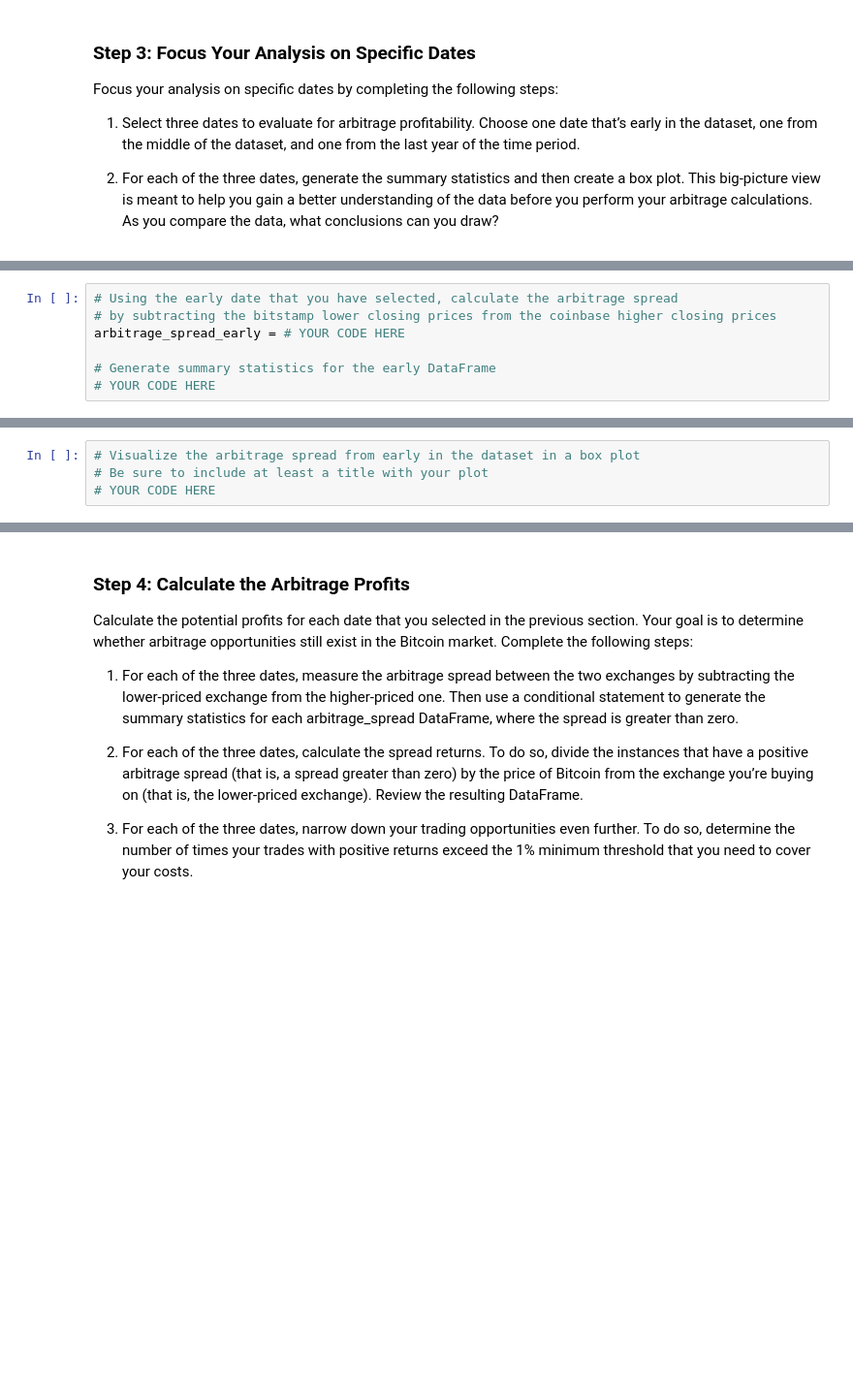
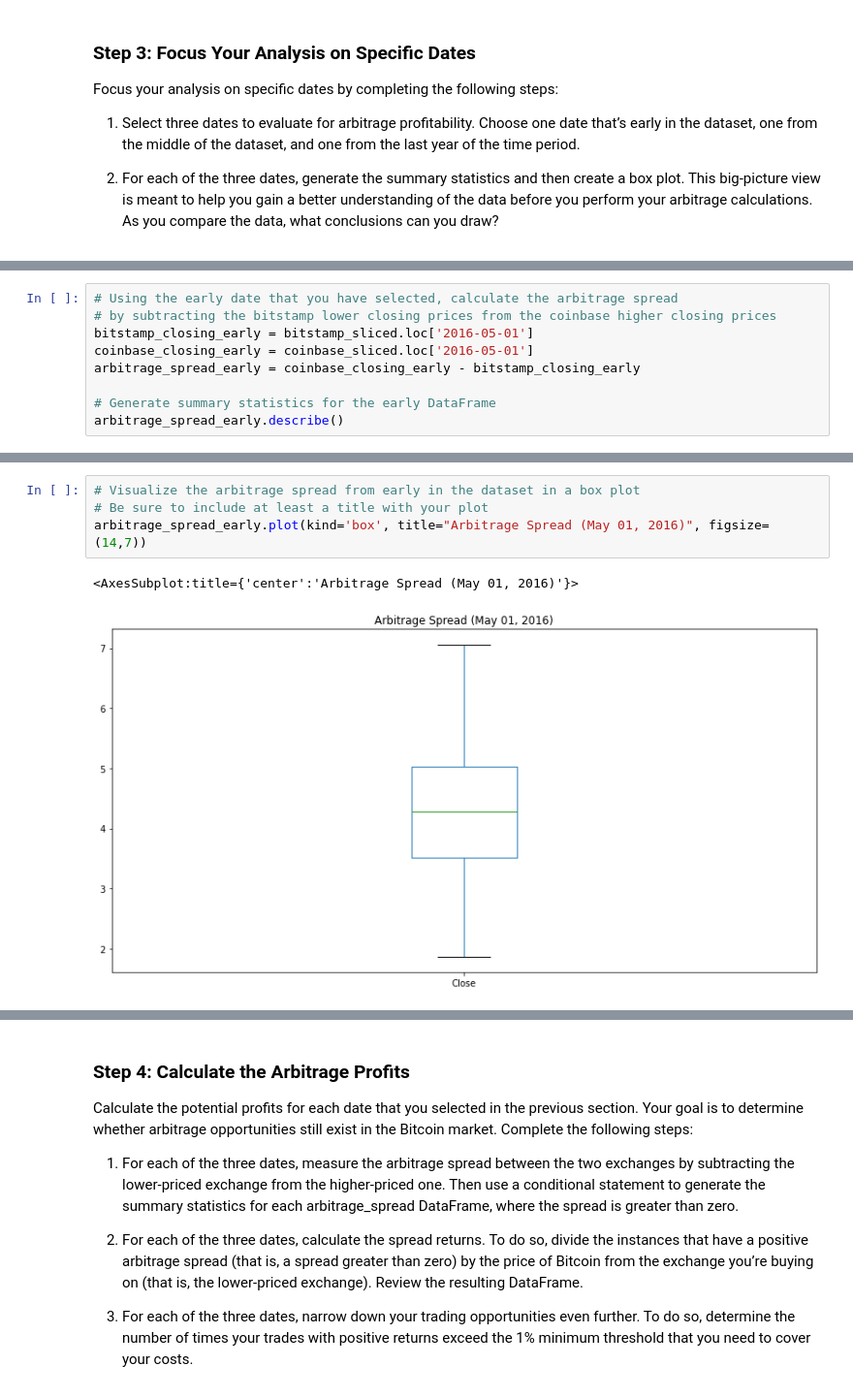
Before and after one commit to amexvasquez1/Bitcoin-pandas_analysis, a Jupyter notebook: crypto_arbitrage.ipynb, the cells around one changed output, grey strips where cells are left out. Shown at 97% size. Cells and saved outputs as stored; diff of their text form; blank space fills up the shorter version.

Commit message:
adding arbitrage

```diff
--- a/crypto_arbitrage.ipynb
+++ b/crypto_arbitrage.ipynb
@@ -370,7 +374,9 @@ Focus your analysis on specific dates by completing the following steps:
 # %%
 # Using the early date that you have selected, calculate the arbitrage spread
 # by subtracting the bitstamp lower closing prices from the coinbase higher closing prices
-arbitrage_spread_early = # YOUR CODE HERE
+bitstamp_closing_early = bitstamp_sliced.loc['2016-05-01']
+coinbase_closing_early = coinbase_sliced.loc['2016-05-01']
+arbitrage_spread_early = coinbase_closing_early - bitstamp_closing_early
 
 # Generate summary statistics for the early DataFrame
-# YOUR CODE HERE
+arbitrage_spread_early.describe()
@@ -377,7 +393,10 @@ arbitrage_spread_early = # YOUR CODE HERE
 # %%
 # Visualize the arbitrage spread from early in the dataset in a box plot
 # Be sure to include at least a title with your plot
-# YOUR CODE HERE
+arbitrage_spread_early.plot(kind='box', title="Arbitrage Spread (May 01, 2016)", figsize=(14,7))
+# %% [output]
+<AxesSubplot:title={'center':'Arbitrage Spread (May 01, 2016)'}>
+[figure, added]
 # %%
 # Create an overlay plot that visualizes the two dataframes over a period of one day from the middle of the dataset.
 # Be sure that the plots include the parameters `legend`, `figsize`, `title`, `color` and `label`
```
Also changed, not shown: parts of 38 cells of this notebook.
